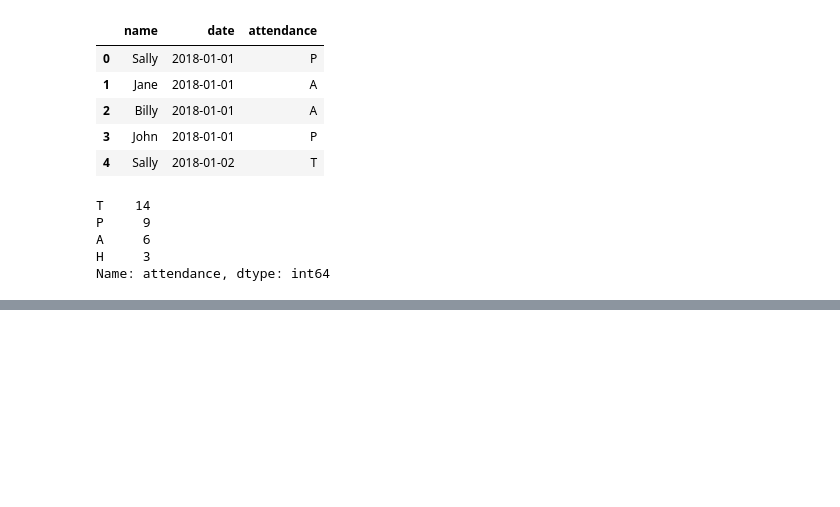
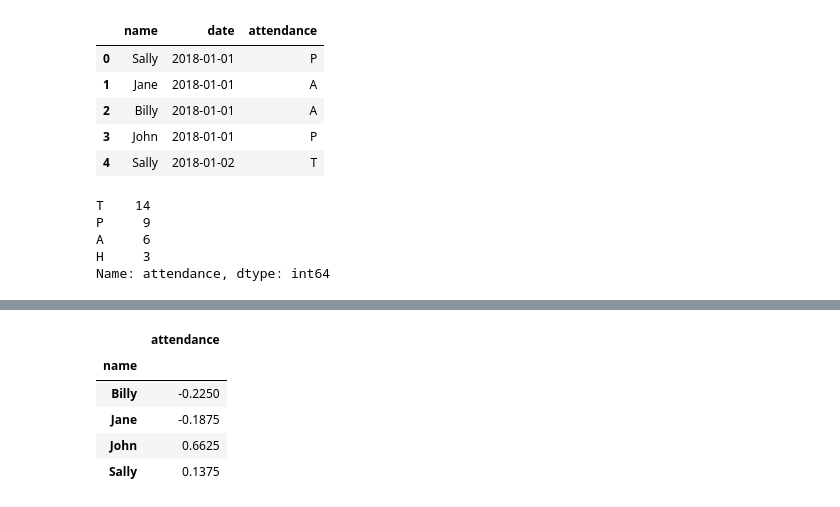
Before and after one commit to Jacqueline-A-Shay/ds-methodologies-exercises, a Jupyter notebook: advanced_topics/tidy_data.ipynb, the cells around one changed output, grey strips where cells are left out. Drawn from its saved outputs; the diff is of its cells as text; code cells hidden in the pictures; blank space fills up the shorter version.

```diff
--- a/advanced_topics/tidy_data.ipynb
+++ b/advanced_topics/tidy_data.ipynb
@@ -256 +256,10 @@ df.head()
 | 4 | Sally | 2018-01-02 | -0.1 |
+# %%
+df.pivot_table('attendance', ['name'], aggfunc=np.mean)
+# %% [output]
+|  | attendance |
+| name |  |
+| Billy | -0.2250 |
+| Jane | -0.1875 |
+| John | 0.6625 |
+| Sally | 0.1375 |
```
Also changed, not shown: parts of 11 cells of this notebook.
